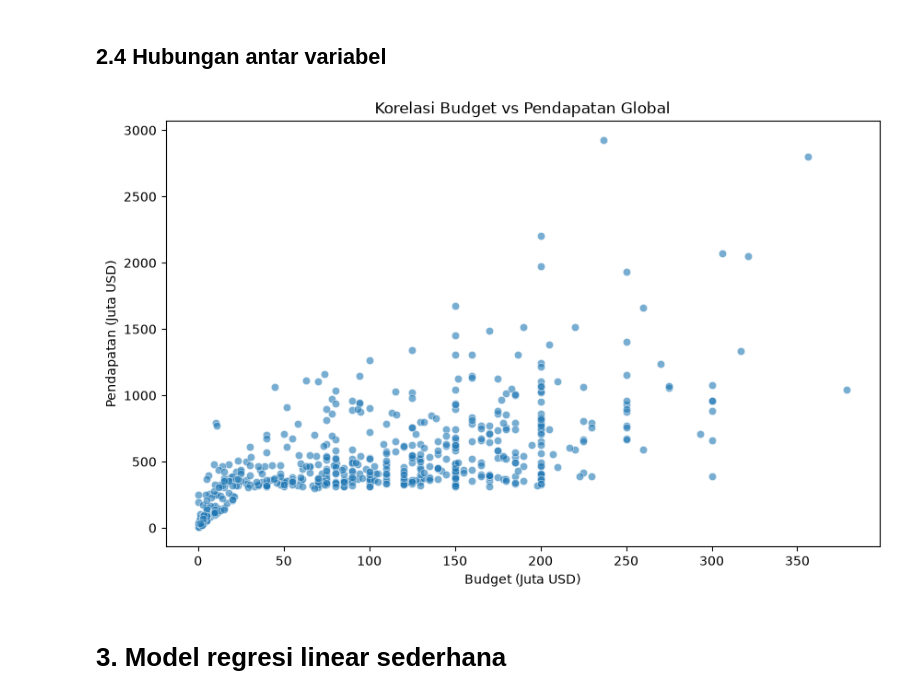
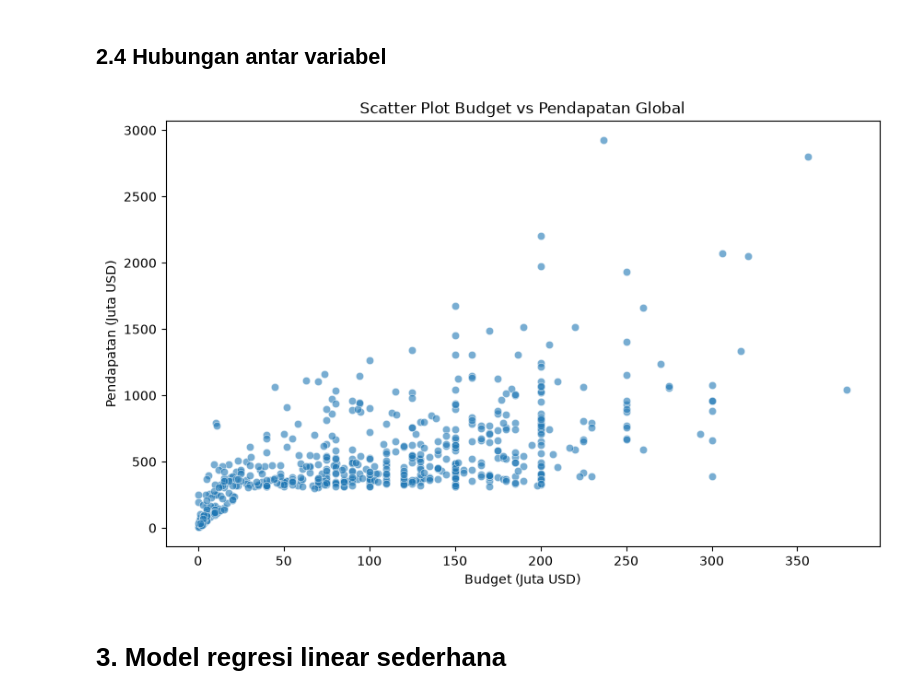
Before and after one commit to ahzasasa/anareg, a Jupyter notebook: simple-linear-regression.ipynb, the cells around one changed output. Cells and saved outputs as stored; diff of their text form; code cells hidden in the pictures.

```diff
--- a/simple-linear-regression.ipynb
+++ b/simple-linear-regression.ipynb
@@ -151,17 +151,17 @@ plt.show()
 # %%
 plt.figure(figsize=(10, 6))
 sns.scatterplot(
     data=movies_df,
     x="budget_millions",
     y="worldwide_gross_m",
     alpha=0.6
 )
-plt.title("Korelasi Budget vs Pendapatan Global")
+plt.title("Scatter Plot Budget vs Pendapatan Global")
 plt.xlabel("Budget (Juta USD)")
 plt.ylabel("Pendapatan (Juta USD)")
 plt.show()
 # %% [output]
-[figure, old version]
+[figure, new version]
 # %% [markdown]
 # 3. Model regresi linear sederhana
 # %% [markdown]
```
Also changed, not shown: parts of 8 cells of this notebook, 1 other file.
